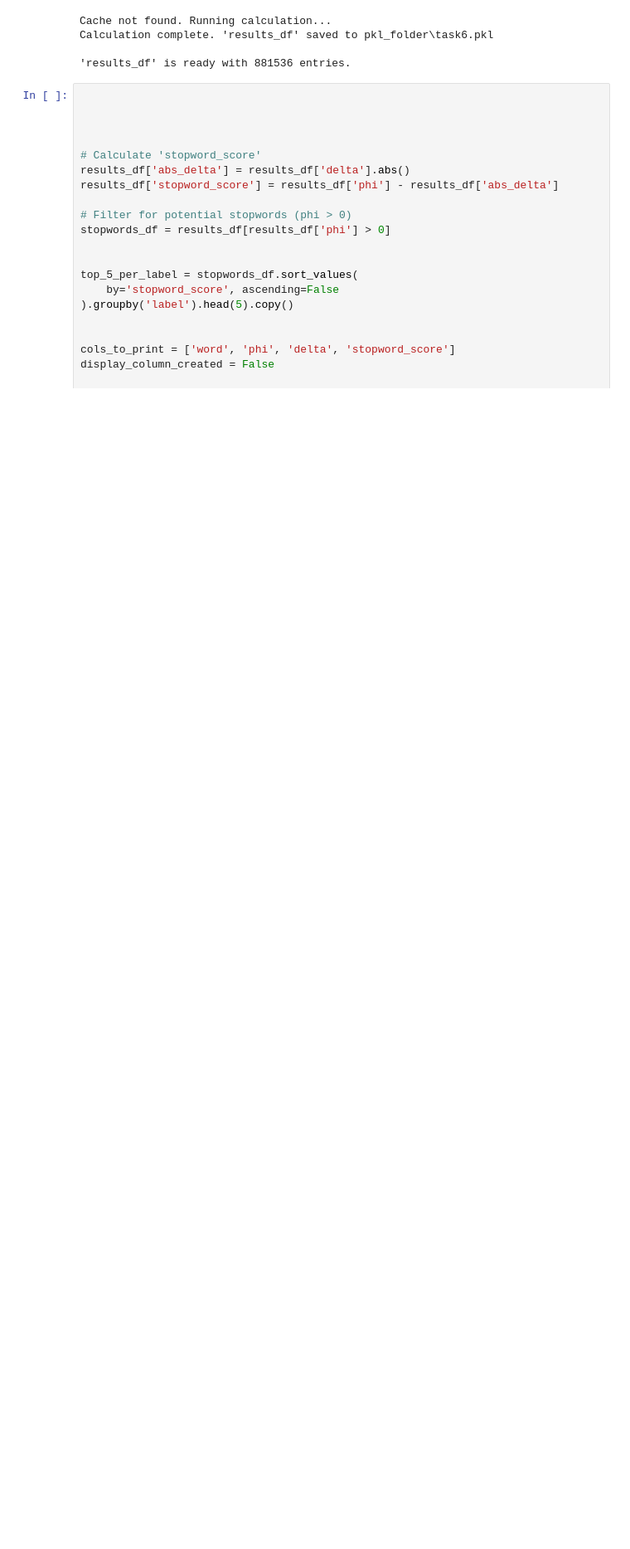
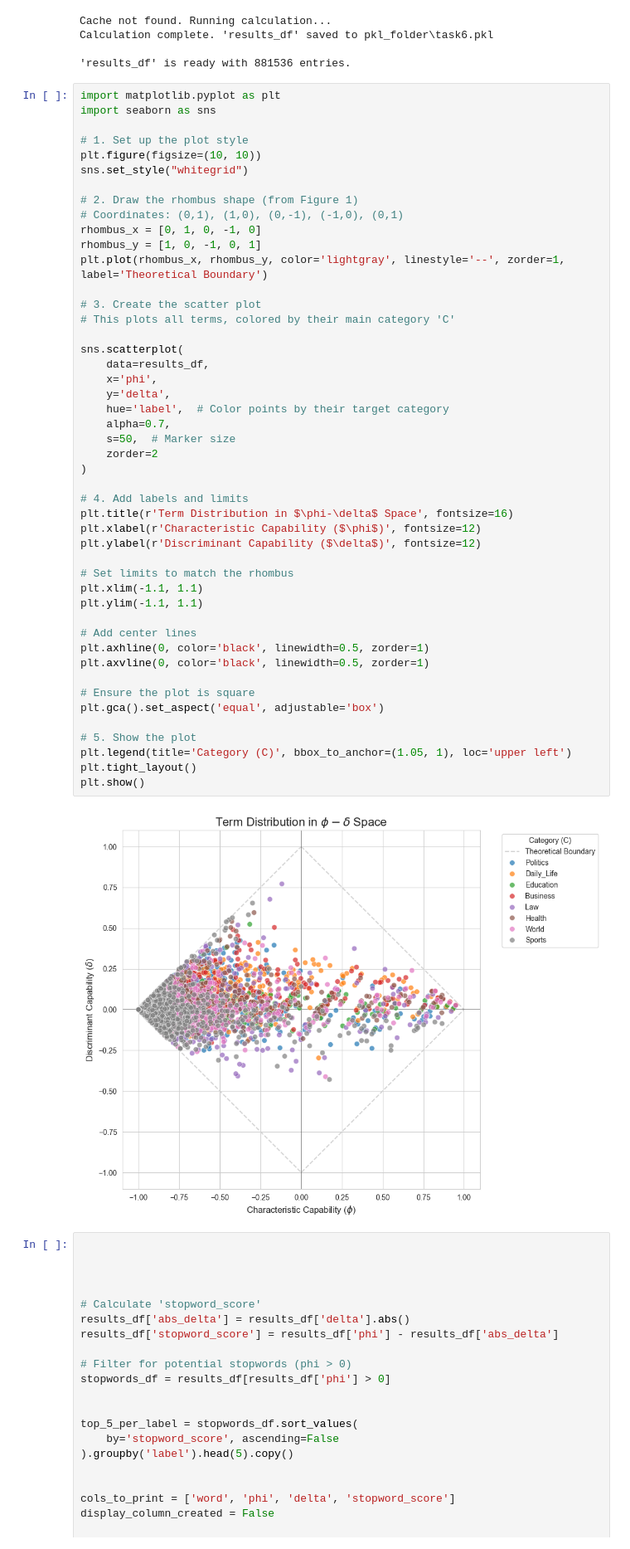
Before and after one commit to Doug-Vo/Stop-word-behavior, a Jupyter notebook: duc rework/analysis (5-11) finalize.ipynb, the cells around one changed output. Shown at 83% size. Saved outputs shown, nothing was run; the diff lists cells and outputs as text; blank space fills up the shorter version.

```diff
--- a/duc rework/analysis (5-11) finalize.ipynb
+++ b/duc rework/analysis (5-11) finalize.ipynb
@@ -346,6 +346,55 @@ Cache not found. Running calculation...
 Calculation complete. 'results_df' saved to pkl_folder\task6.pkl
 
 'results_df' is ready with 881536 entries.
+# %%
+import matplotlib.pyplot as plt
+import seaborn as sns
+
+# 1. Set up the plot style
+plt.figure(figsize=(10, 10))
+sns.set_style("whitegrid")
+
+# 2. Draw the rhombus shape (from Figure 1)
+# Coordinates: (0,1), (1,0), (0,-1), (-1,0), (0,1)
+rhombus_x = [0, 1, 0, -1, 0]
+rhombus_y = [1, 0, -1, 0, 1]
+plt.plot(rhombus_x, rhombus_y, color='lightgray', linestyle='--', zorder=1, label='Theoretical Boundary')
+
+# 3. Create the scatter plot
+# This plots all terms, colored by their main category 'C'
+
+sns.scatterplot(
+    data=results_df,
+    x='phi',
+    y='delta',
+    hue='label',  # Color points by their target category
+    alpha=0.7,
+    s=50,  # Marker size
+    zorder=2
+)
+
+# 4. Add labels and limits
+plt.title(r'Term Distribution in $\phi-\delta$ Space', fontsize=16)
+plt.xlabel(r'Characteristic Capability ($\phi$)', fontsize=12)
+plt.ylabel(r'Discriminant Capability ($\delta$)', fontsize=12)
+
+# Set limits to match the rhombus
+plt.xlim(-1.1, 1.1)
+plt.ylim(-1.1, 1.1)
+
+# Add center lines
+plt.axhline(0, color='black', linewidth=0.5, zorder=1)
+plt.axvline(0, color='black', linewidth=0.5, zorder=1)
+
+# Ensure the plot is square
+plt.gca().set_aspect('equal', adjustable='box')
+
+# 5. Show the plot
+plt.legend(title='Category (C)', bbox_to_anchor=(1.05, 1), loc='upper left')
+plt.tight_layout()
+plt.show()
+# %% [output]
+[figure, added]
 # %%
 
 
```
